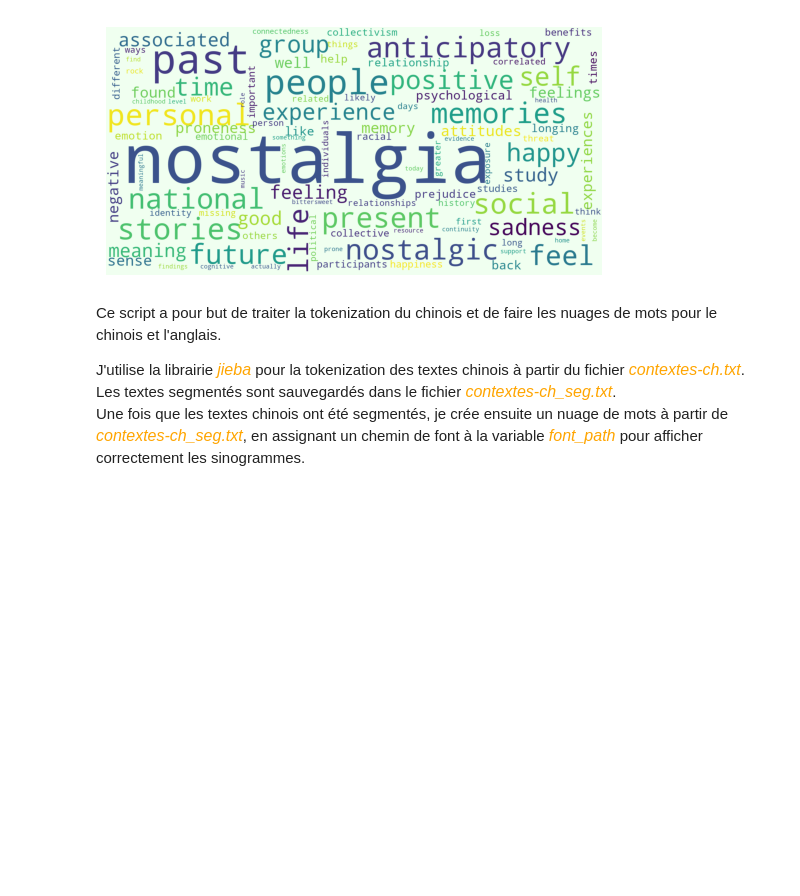
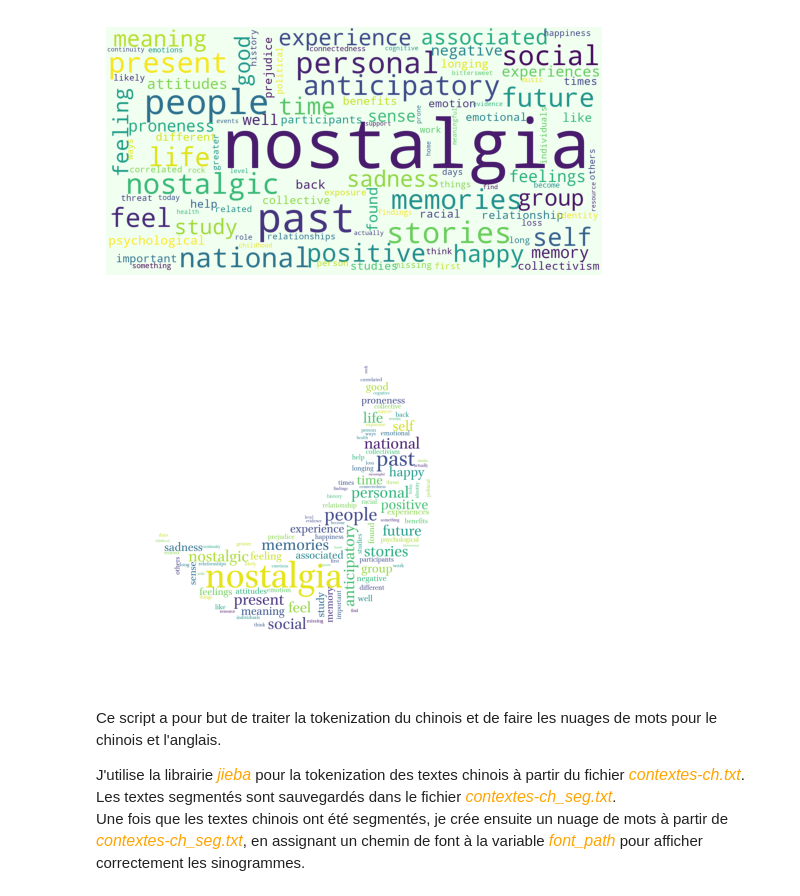
Before and after one commit to AnneSophie148/PROJET-PPE, a Jupyter notebook: tokenization_ch.ipynb, the cells around one changed output. Cells and saved outputs as stored; diff of their text form; code cells hidden in the pictures; blank space fills up the shorter version.

Commit message:
add image files

```diff
--- a/tokenization_ch.ipynb
+++ b/tokenization_ch.ipynb
@@ -10,42 +10,63 @@ from nltk.tokenize import word_tokenize, RegexpTokenizer
 # %%
 def filtering_en(file):
     with open(file, 'r', encoding='utf-8') as f:
         tokenizer = RegexpTokenizer("[a-z]{3,}")      # select only words, remove other symbols
         tokens = tokenizer.tokenize(f.read())   # tokenize the whole text saved as one single string
                                                 # & return a list of tokens
         sw = stopwords.words("english")   # yield a list of English stopwords
         new_sw = [
             'doi', 'oogle', 'google', 'research', 'often',
             'also', 'ildschut', 'atcho','made','might', 'would','ostalgia',
             'ersonal', 'whether', 'example', 'owever', 'outledge','nticipatory','meekes',
             'researchers','edikides','toward','cholar','sychol','esearch','sychology',
             'among','much','heung','make','rump','says','even','makes','could','used',
             'rndt','page','text','many','ross','helps'
         ]
         sw.extend(new_sw)               # add new stopwords to list
+
         filtered_list = [w for w in tokens if not w in sw and len(w) >=4]
                                         # get complement: all tk - stopwords - tk < 4 = tk that we want
 
         fq = Counter(filtered_list)     # calculate word frequency in filtered list
         topwords = fq.most_common(100)  # select top 100 most frequent words for wordcloud making
                                         # return a list made up of tuples
+    return dict(topwords)
 
-        # define wordcloud
-        wordcloud = WordCloud(
-            background_color='honeydew',
-            scale=4,
-        )
-        wordcloud.generate_from_frequencies(dict(topwords))     # topwords: list of tuples --> dict
+dict_en = filtering_en('./itrameur/contextes-eng.txt')
 
-        plt.imshow(wordcloud)
-        plt.axis("off")
-        plt.show()
 
-        wordcloud.to_file('./images/tab-tableaux/en.png')
+# création du wordcloud anglais pour le bouton d'entrée au tableau anglais
+wc_bouton = WordCloud(
+    background_color='honeydew',
+    scale=4,
+)
+wc_bouton.generate_from_frequencies(dict_en)
+wc_bouton.to_file('./images/tab-tableaux/en.png')
 
-filtering_en('./itrameur/contextes-eng.txt')
+plt.imshow(wc_bouton)
+plt.axis("off")
+plt.show()
+
+
+
+# création du wordcloud anglais avec le masque 'lune'
+masque = np.array(Image.open('./lune.jpeg'))
+wc_masque = WordCloud(
+    background_color='white',
+    scale=4,
+    font_path='/Users/ko/Library/Fonts/Brill-Roman.ttf',
+    mask=masque
+)
+wc_masque.generate_from_frequencies(dict_en)
+wc_masque.to_file('./images/image-en.png')
+
+
+plt.imshow(wc_masque)
+plt.axis("off")
+plt.show()
 # %% [output]
-[figure, old version]
+[figure, new version]
+[figure, added]
 # %% [markdown]
 Ce script a pour but de traiter la tokenization du chinois et de faire les nuages de mots pour le chinois et l'anglais.
 
```
Also changed, not shown: parts of 1 cell of this notebook, 9 other files.
